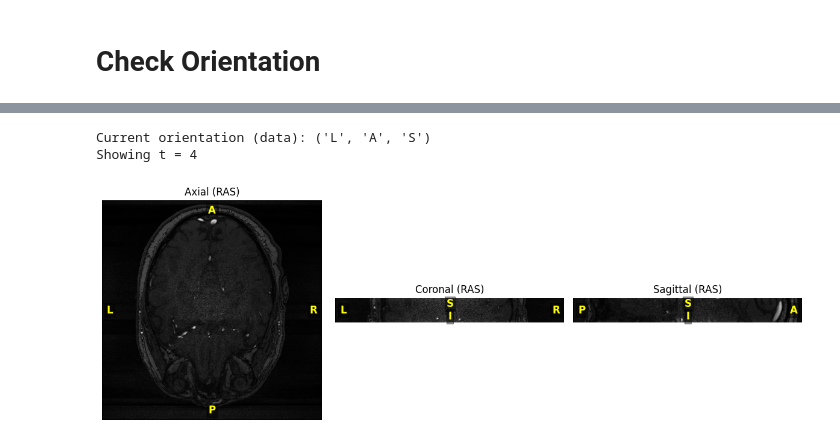
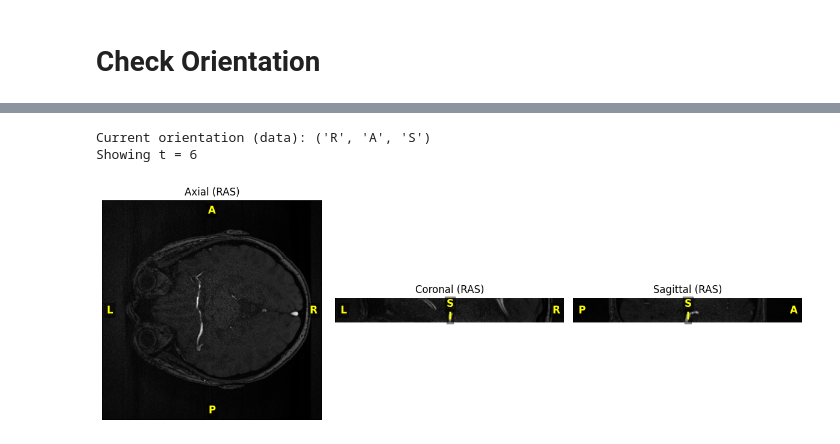
Before and after one commit to zheng-sk/NeuroFlow, a Jupyter notebook: notebooks/EDA.ipynb, the cells around one changed output, grey strips where cells are left out. Cells and saved outputs as stored; diff of their text form; code cells hidden in the pictures.

```diff
--- a/notebooks/EDA.ipynb
+++ b/notebooks/EDA.ipynb
@@ -173,7 +173,9 @@ from nibabel.orientations import aff2axcodes, io_orientation
 from nibabel.orientations import apply_orientation
 
 # Path to the NIfTI file (adjust to your case)
-nifti_path = "../data/nifti_patients/001_20240313_3T/Magnitude_NoProto_WIP_pc3d1r3.nii.gz"
+# nifti_path = "../data/nifti_patients/006_20241218_3T/Magnitude_NoProto_WIP_pc3d1r3.nii.gz"
+nifti_path = "../data/nifti_patients/003_20240422_7T/Magnitude_NoProto_WIP_fl3d1r3.nii.gz"
+
 
 img = nib.load(nifti_path)
 data = img.get_fdata()
@@ -255,7 +400,7 @@ from nibabel.orientations import aff2axcodes, io_orientation
 from nibabel.orientations import apply_orientation
 
 # Path to the NIfTI file (adjust to your case)
-nifti_path = "../data/nifti_patients/001_20240313_3T/Magnitude_NoProto_WIP_pc3d1r3.nii.gz"
+nifti_path = "../data/nifti_patients/006_20241218_3T/Magnitude_NoProto_WIP_pc3d1r3.nii.gz"
 
 img = nib.load(nifti_path)
 data = img.get_fdata()
@@ -291,33 +436,33 @@ def add_labels(ax, left, right, top, bottom):
 z = vol.shape[2] // 2
 y = vol.shape[1] // 2
 x = vol.shape[0] // 2
 
 fig, axes = plt.subplots(1, 3, figsize=(12, 4))
 
 axial = vol[:, :, z].T
 axes[0].imshow(axial, cmap="gray", origin="lower")
 axes[0].set_title("Axial (RAS)")
 axes[0].axis("off")
 add_labels(axes[0], left="L", right="R", top="A", bottom="P")
 
 coronal = vol[:, y, :].T
 axes[1].imshow(coronal, cmap="gray", origin="lower")
 axes[1].set_title("Coronal (RAS)")
 axes[1].axis("off")
 add_labels(axes[1], left="L", right="R", top="S", bottom="I")
 
 sagittal = vol[x, :, :].T
 axes[2].imshow(sagittal, cmap="gray", origin="lower")
 axes[2].set_title("Sagittal (RAS)")
 axes[2].axis("off")
 add_labels(axes[2], left="P", right="A", top="S", bottom="I")
 
 plt.tight_layout()
 plt.show()
 
 # Note: aff2axcodes prints header orientation (still LAS),
 # but the displayed views are reoriented to RAS.
 # %% [output]
-Current orientation (data): ('L', 'A', 'S')
-Showing t = 4
+Current orientation (data): ('R', 'A', 'S')
+Showing t = 6
-[figure, old version]
+[figure, new version]
```
Also changed, not shown: parts of 9 cells of this notebook, 8 other files.
